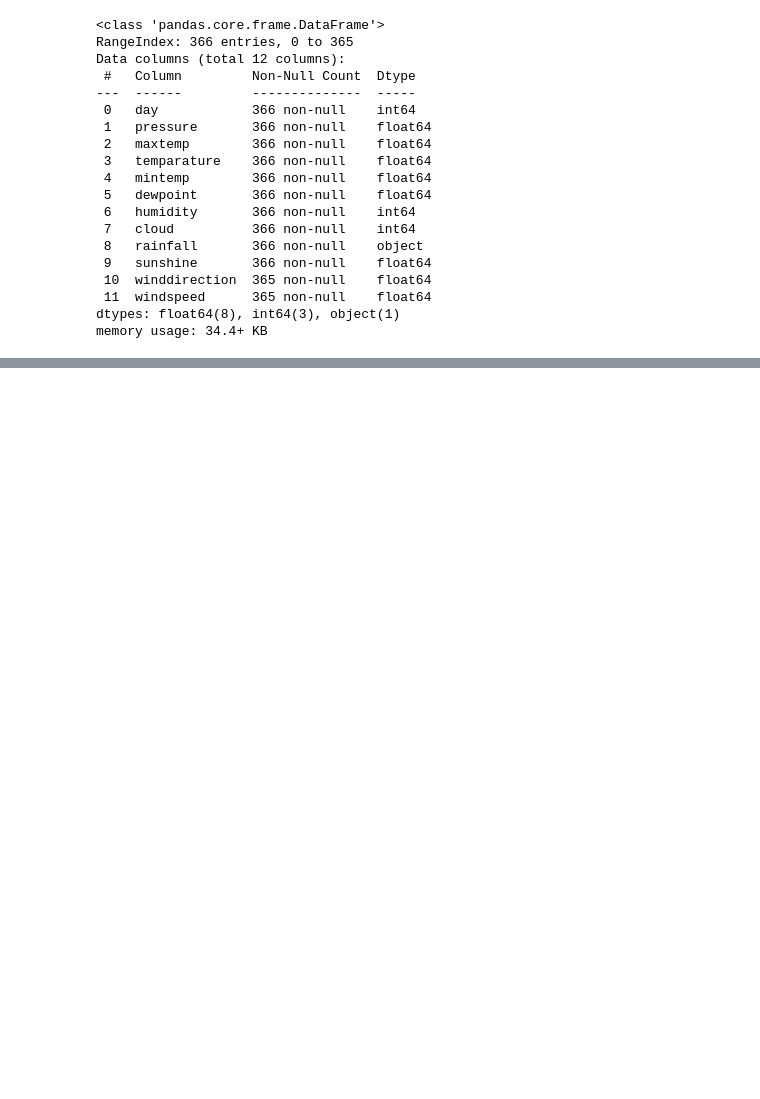
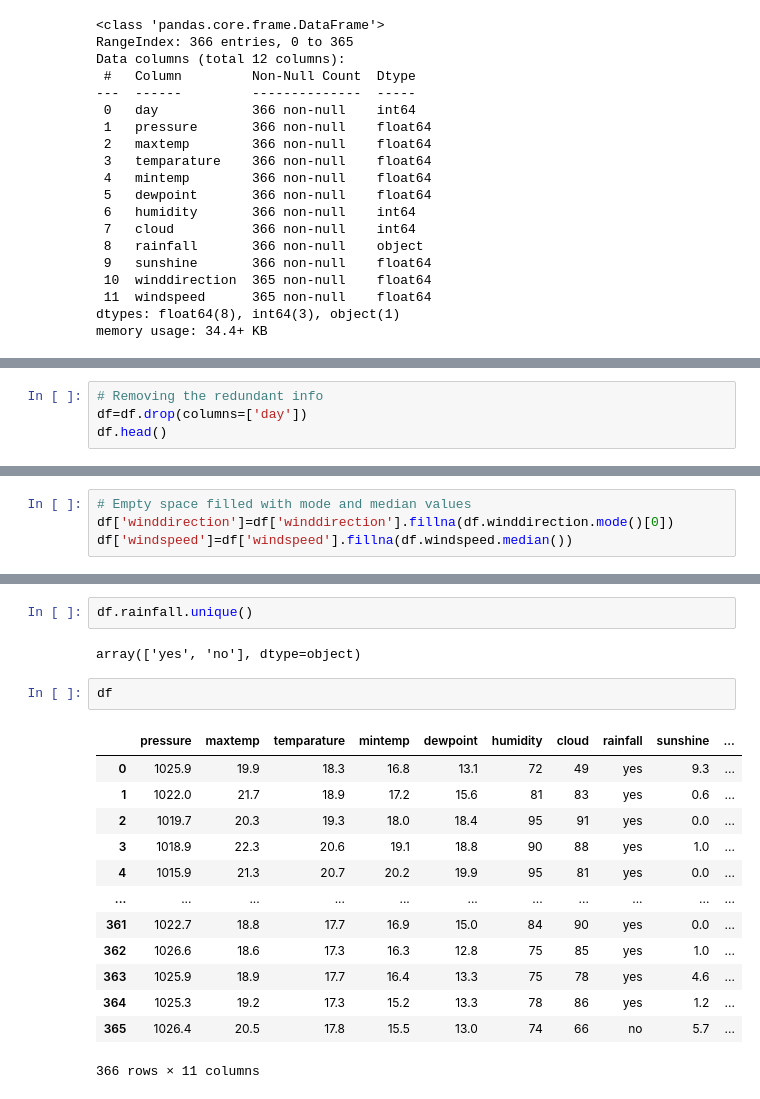
Before and after one commit to Raksha1729/Prediction_of_Rainfall_using_ML, a Jupyter notebook: prediction_model.ipynb, the cells around one changed output, grey strips where cells are left out. Drawn from its saved outputs; the diff is of its cells as text; blank space fills up the shorter version.

```diff
--- a/prediction_model.ipynb
+++ b/prediction_model.ipynb
@@ -84,0 +91,4 @@ memory usage: 34.4+ KB
+# %%
+# Removing the redundant info
+df=df.drop(columns=['day'])
+df.head()
@@ -84,0 +160,4 @@ memory usage: 34.4+ KB
+# %%
+# Empty space filled with mode and median values
+df['winddirection']=df['winddirection'].fillna(df.winddirection.mode()[0])
+df['windspeed']=df['windspeed'].fillna(df.windspeed.median())
@@ -84,0 +180,20 @@ memory usage: 34.4+ KB
+# %%
+df.rainfall.unique()
+# %% [output]
+array(['yes', 'no'], dtype=object)
+# %%
+df
+# %% [output]
+|  | pressure | maxtemp | temparature | mintemp | dewpoint | humidity | cloud | rainfall | sunshine | ... |
+| 0 | 1025.9 | 19.9 | 18.3 | 16.8 | 13.1 | 72 | 49 | yes | 9.3 | ... |
+| 1 | 1022.0 | 21.7 | 18.9 | 17.2 | 15.6 | 81 | 83 | yes | 0.6 | ... |
+| 2 | 1019.7 | 20.3 | 19.3 | 18.0 | 18.4 | 95 | 91 | yes | 0.0 | ... |
+| 3 | 1018.9 | 22.3 | 20.6 | 19.1 | 18.8 | 90 | 88 | yes | 1.0 | ... |
+| 4 | 1015.9 | 21.3 | 20.7 | 20.2 | 19.9 | 95 | 81 | yes | 0.0 | ... |
+| ... | ... | ... | ... | ... | ... | ... | ... | ... | ... | ... |
+| 361 | 1022.7 | 18.8 | 17.7 | 16.9 | 15.0 | 84 | 90 | yes | 0.0 | ... |
+| 362 | 1026.6 | 18.6 | 17.3 | 16.3 | 12.8 | 75 | 85 | yes | 1.0 | ... |
+| 363 | 1025.9 | 18.9 | 17.7 | 16.4 | 13.3 | 75 | 78 | yes | 4.6 | ... |
+| 364 | 1025.3 | 19.2 | 17.3 | 15.2 | 13.3 | 78 | 86 | yes | 1.2 | ... |
+| 365 | 1026.4 | 20.5 | 17.8 | 15.5 | 13.0 | 74 | 66 | no | 5.7 | ... |
+366 rows × 11 columns
```
Also changed, not shown: parts of 15 cells of this notebook.
